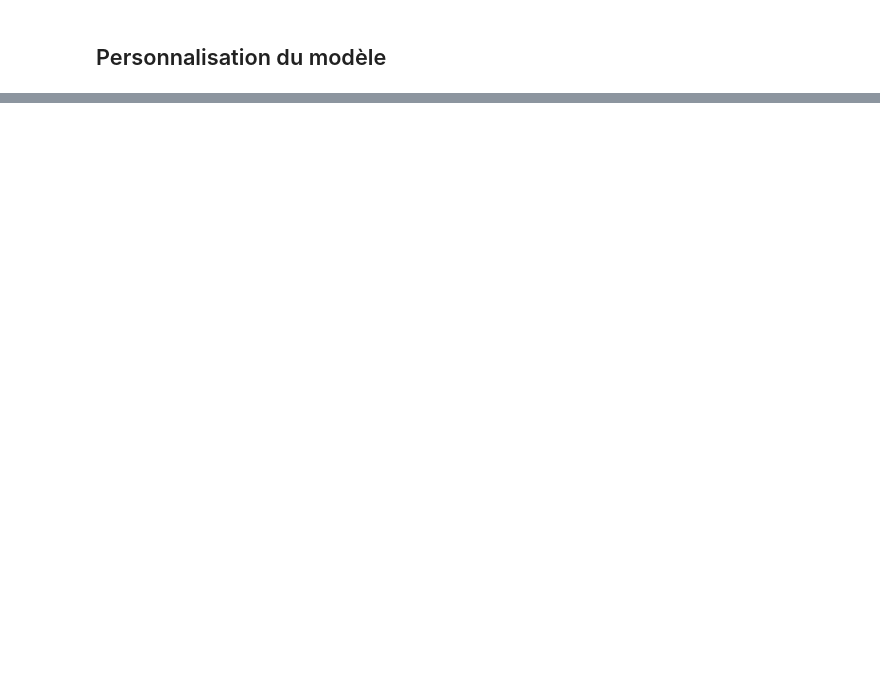
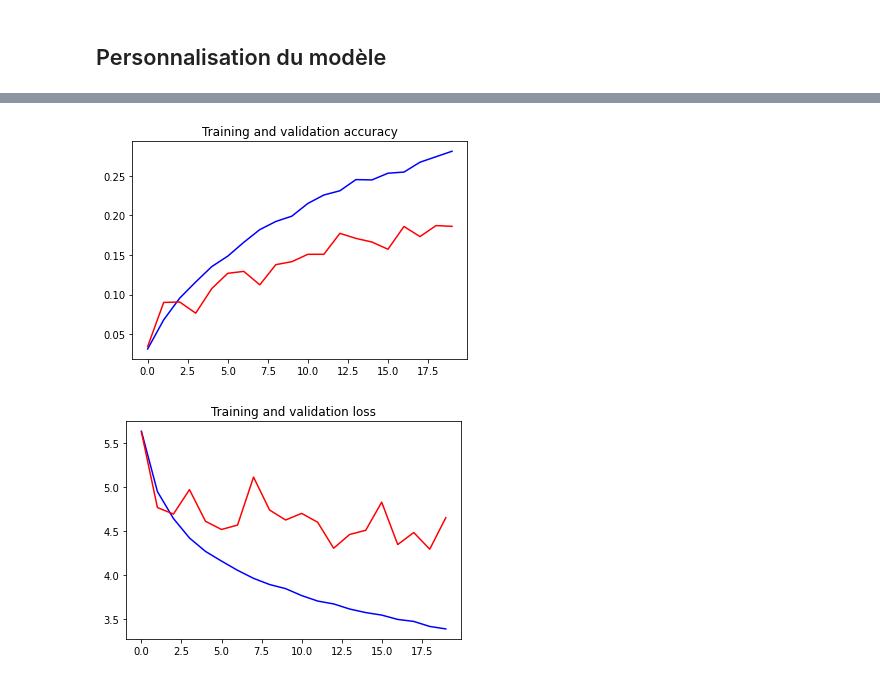
Before and after one commit to rbtkay/dog_breed_recognizer, a Jupyter notebook: transfert_learning.ipynb, the cells around one changed output, grey strips where cells are left out. Drawn from its saved outputs; the diff is of its cells as text; code cells hidden in the pictures; blank space fills up the shorter version.

```diff
--- a/transfert_learning.ipynb
+++ b/transfert_learning.ipynb
@@ -378,0 +412,22 @@ NameError: ignored
+# %%
+# vgg16 sur 20 epochs
+acc = history.history['acc']
+val_acc = history.history['val_acc']
+
+loss = history.history['loss']
+val_loss = history.history['val_loss']
+
+epochs = range(20)
+
+plt.plot(epochs, acc, 'b')
+plt.plot(epochs, val_acc, 'r')
+plt.title('Training and validation accuracy')
+plt.show()
+
+plt.plot(epochs, loss, 'b')
+plt.plot(epochs, val_loss, 'r')
+plt.title('Training and validation loss')
+plt.show()
+# %% [output]
+[figure, added]
+[figure, added]
```
Also changed, not shown: parts of 21 cells of this notebook.
